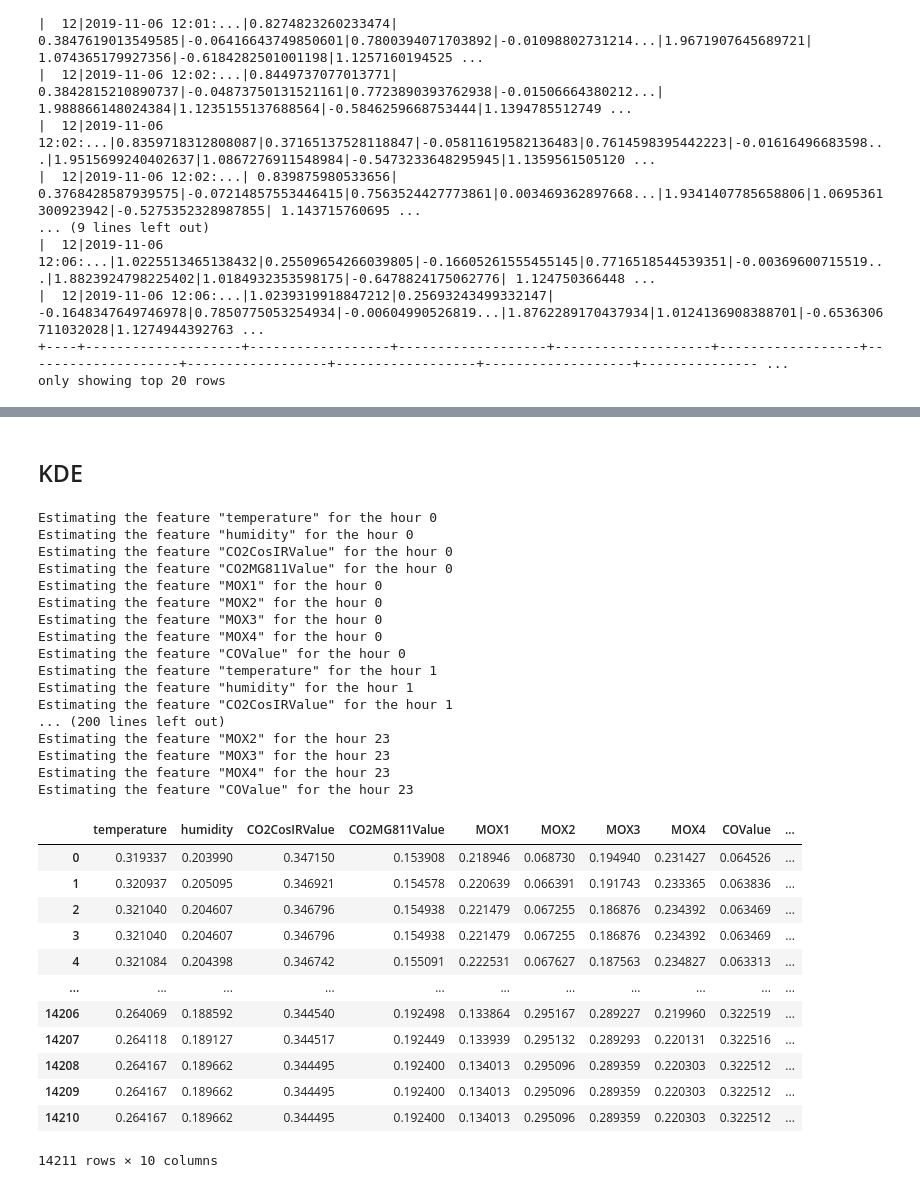
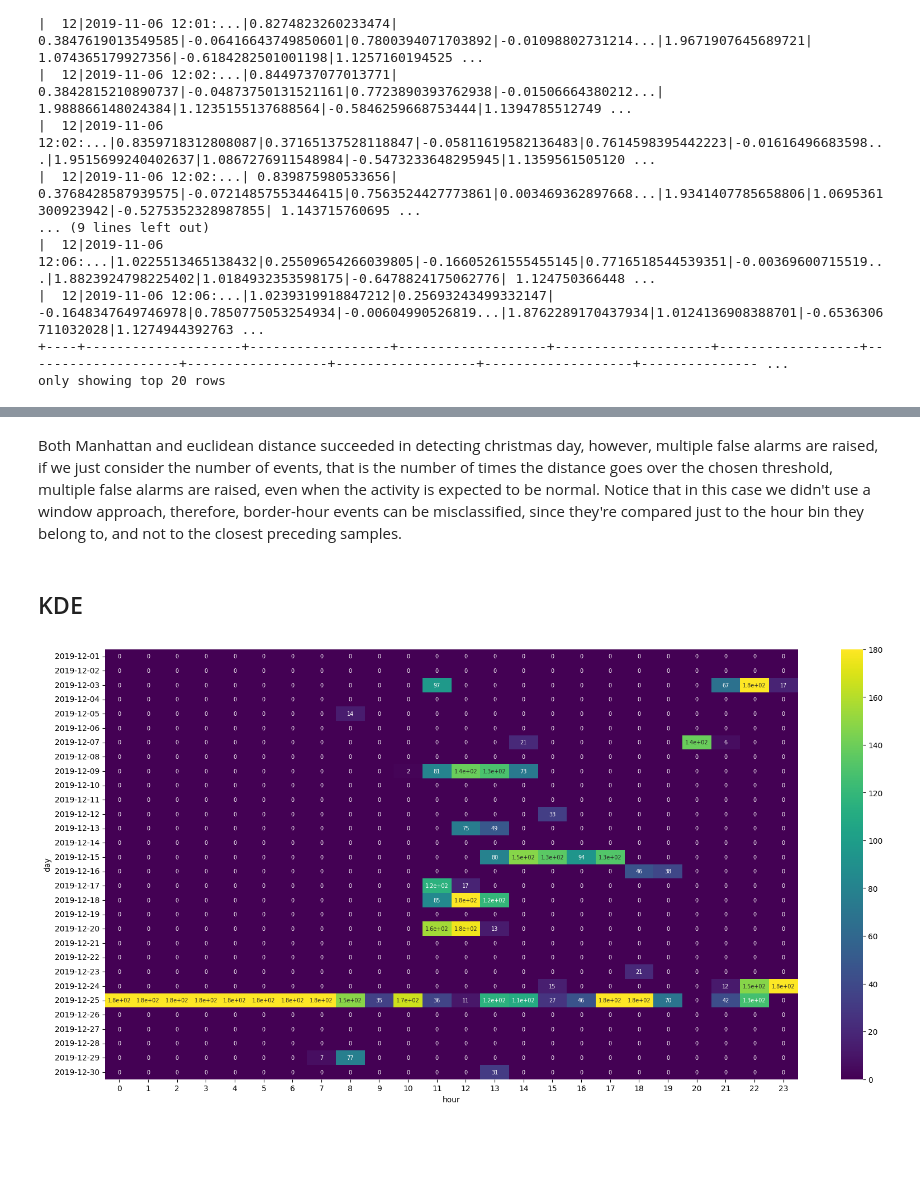
Before and after one commit to eskinderit/single-elders-home-monitoring, a Jupyter notebook: single-elders-home-monitoring/single-elders-monitoring-PCAfiltering.ipynb, the cells around one changed output, grey strips where cells are left out. Saved outputs shown, nothing was run; the diff lists cells and outputs as text; code cells hidden in the pictures; blank space fills up the shorter version.

```diff
--- a/single-elders-home-monitoring/single-elders-monitoring-PCAfiltering.ipynb
+++ b/single-elders-home-monitoring/single-elders-monitoring-PCAfiltering.ipynb
@@ -58,7 +58,7 @@ pio.renderers.default = 'jupyterlab'
 ## Flags
 # %%
 COMPUTE_EVENTS = False
-TRAIN_KDE = True
+TRAIN_KDE = False
 # %% [markdown]
 ## Import datasets
 # %%
@@ -1055,3 +1069,6 @@ only showing top 20 rows
+# %% [markdown]
+Both Manhattan and euclidean distance succeeded in detecting christmas day, however, multiple false alarms are raised, if we just consider the number of events, that is the number of times the distance goes over the chosen threshold, multiple false alarms are raised, even when the activity is expected to be normal.
+Notice that in this case we didn't use a window approach, therefore, border-hour events can be misclassified, since they're compared just to the hour bin they belong to, and not to the closest preceding samples.
 # %% [markdown]
 ## KDE
 # %%
@@ -1089,41 +1106,44 @@ if TRAIN_KDE:
 
             probs[i][j] = kde_models[i][j].estimate(test)
 
-        kde_predictions_df = pd.concat([pd.DataFrame({j: probs[i][j] for j in train_columns} | {'timestamp': timestamps})], axis=0)
+        kde_predictions_df = pd.concat([kde_predictions_df, pd.DataFrame({j: probs[i][j] for j in train_columns} | {'timestamp': timestamps})], axis=0)
 
     kde_predictions_df.to_csv('./data/kde_predictions.csv', index=False)
-# %% [output]
-Estimating the feature "temperature" for the hour 0
-Estimating the feature "humidity" for the hour 0
-Estimating the feature "CO2CosIRValue" for the hour 0
-Estimating the feature "CO2MG811Value" for the hour 0
-Estimating the feature "MOX1" for the hour 0
-Estimating the feature "MOX2" for the hour 0
-Estimating the feature "MOX3" for the hour 0
-Estimating the feature "MOX4" for the hour 0
-Estimating the feature "COValue" for the hour 0
-Estimating the feature "temperature" for the hour 1
-Estimating the feature "humidity" for the hour 1
-Estimating the feature "CO2CosIRValue" for the hour 1
-... (200 lines left out)
-Estimating the feature "MOX2" for the hour 23
-Estimating the feature "MOX3" for the hour 23
-Estimating the feature "MOX4" for the hour 23
-Estimating the feature "COValue" for the hour 23
 # %%
+th = 18 # event recognition threshold for KDE joint log-probability
+
 kde_predictions_df = pd.read_csv('./data/kde_predictions.csv')
-kde_predictions_df
+kde_predictions_df['timestamp'] = pd.to_datetime(kde_predictions_df['timestamp'])
+kde_predictions_df['day'] = kde_predictions_df['timestamp'].dt.date
+kde_predictions_df['hour'] = kde_predictions_df['timestamp'].dt.hour
+kde_predictions_df = kde_predictions_df[(kde_predictions_df['timestamp'] > '2019-12-01') &
+                                        (kde_predictions_df['timestamp'] <= '2019-12-31')]
+
+features = ['temperature', 'humidity', 'CO2CosIRValue', 'CO2MG811Value',
+       'MOX1', 'MOX2', 'MOX3', 'MOX4', 'COValue',]
+
+# conversion into log probability densitiea
+for i in features:
+    kde_predictions_df[i] = - np.log(kde_predictions_df[i])
+
+# sum of log probabilities
+kde_predictions_df['joint_probability'] = kde_predictions_df[features].sum(axis=1)
+
+kde_events_df = kde_predictions_df.copy()
+
+is_event = kde_events_df['joint_probability'] > th
+kde_events_df.loc[is_event, 'event'] = int(1)
+kde_events_df.loc[~is_event, 'event'] = int(0)
+
+kde_events_df = kde_events_df.groupby(['day','hour']) \
+                            .sum(numeric_only=True) \
+                            .reset_index()[['day','hour','event']]
+
+kde_events_df = kde_events_df.pivot(index='day', columns='hour', values='event').fillna(0)
+
+# Crea la heatmap
+plt.figure(figsize=(20, 10))
+sns.heatmap(kde_events_df, cmap='viridis', annot=True, annot_kws={'size': 7})
+plt.show()
 # %% [output]
-|  | temperature | humidity | CO2CosIRValue | CO2MG811Value | MOX1 | MOX2 | MOX3 | MOX4 | COValue | ... |
-| 0 | 0.319337 | 0.203990 | 0.347150 | 0.153908 | 0.218946 | 0.068730 | 0.194940 | 0.231427 | 0.064526 | ... |
-| 1 | 0.320937 | 0.205095 | 0.346921 | 0.154578 | 0.220639 | 0.066391 | 0.191743 | 0.233365 | 0.063836 | ... |
-| 2 | 0.321040 | 0.204607 | 0.346796 | 0.154938 | 0.221479 | 0.067255 | 0.186876 | 0.234392 | 0.063469 | ... |
-| 3 | 0.321040 | 0.204607 | 0.346796 | 0.154938 | 0.221479 | 0.067255 | 0.186876 | 0.234392 | 0.063469 | ... |
-| 4 | 0.321084 | 0.204398 | 0.346742 | 0.155091 | 0.222531 | 0.067627 | 0.187563 | 0.234827 | 0.063313 | ... |
-| ... | ... | ... | ... | ... | ... | ... | ... | ... | ... | ... |
-| 14206 | 0.264069 | 0.188592 | 0.344540 | 0.192498 | 0.133864 | 0.295167 | 0.289227 | 0.219960 | 0.322519 | ... |
-| 14207 | 0.264118 | 0.189127 | 0.344517 | 0.192449 | 0.133939 | 0.295132 | 0.289293 | 0.220131 | 0.322516 | ... |
-| 14208 | 0.264167 | 0.189662 | 0.344495 | 0.192400 | 0.134013 | 0.295096 | 0.289359 | 0.220303 | 0.322512 | ... |
-| 14209 | 0.264167 | 0.189662 | 0.344495 | 0.192400 | 0.134013 | 0.295096 | 0.289359 | 0.220303 | 0.322512 | ... |
-| 14210 | 0.264167 | 0.189662 | 0.344495 | 0.192400 | 0.134013 | 0.295096 | 0.289359 | 0.220303 | 0.322512 | ... |
-14211 rows × 10 columns
+[figure, added]
```
Also changed, not shown: parts of 10 cells of this notebook, 3 other files.
